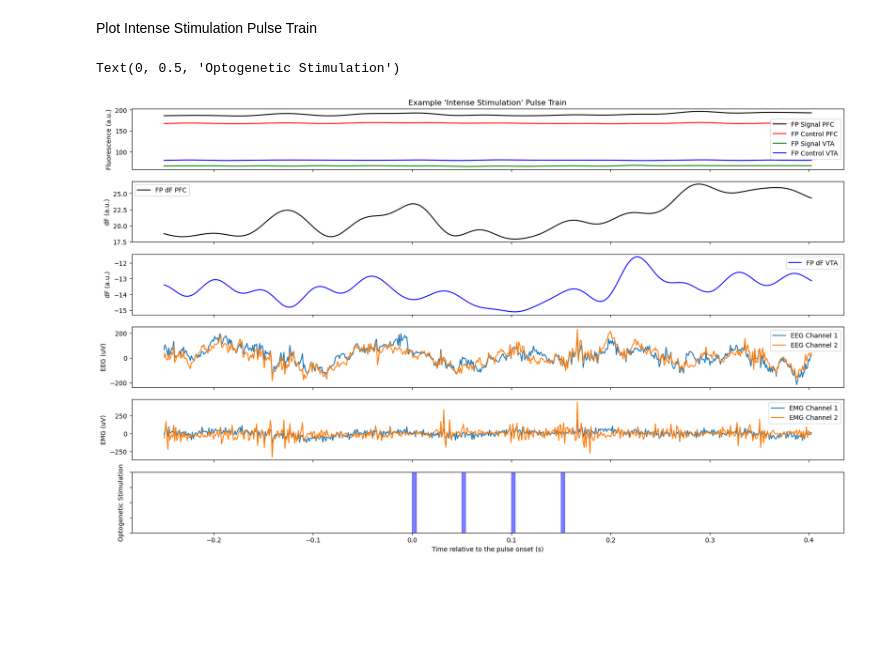
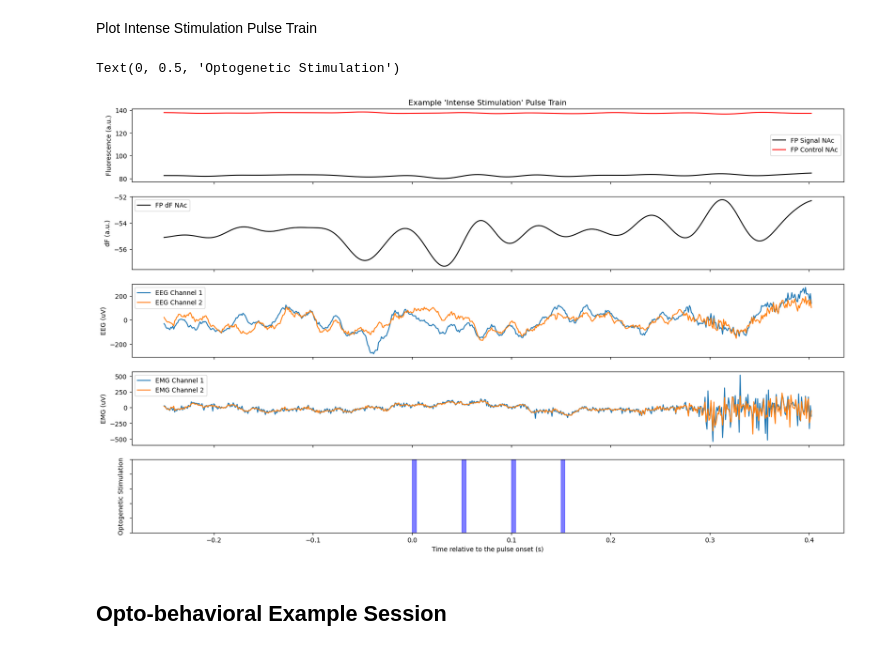
Before and after one commit to dandi/example-notebooks, a Jupyter notebook: 001617/photometry_example_notebook.ipynb, the cells around one changed output. Saved outputs shown, nothing was run; the diff lists cells and outputs as text; code cells hidden in the pictures; blank space fills up the shorter version.

Commit message:
Updated photometry_example_notebook

```diff
--- a/001617/photometry_example_notebook.ipynb
+++ b/001617/photometry_example_notebook.ipynb
@@ -9,6 +13,6 @@ This notebook showcases one example session from the 001617 dataset containing c
 # %%
 DANDISET_ID = '001617'
-file_path = 'sub-M301/sub-M301_ses-M301-241108-072001_ecephys+image.nwb'
+file_path = 'sub-M301/sub-M301_ses-M301-240904-072001-use-Bing-opto-signal_ecephys+image.nwb'
 nwbfile, io = stream_nwbfile(DANDISET_ID, file_path)
 display(nwbfile)
 # %% [output]
@@ -34,15 +37,12 @@ Fields:
 Retrieve the Fiber Photometry, Ephys, and Optogenetic Stimulation Data
 # %%
 # Fiber Photometry
-fp_signal_pfc_data = nwbfile.acquisition["calcium_signalPFC"].data[:]
-fp_control_pfc_data = nwbfile.acquisition["isosbestic_controlPFC"].data[:]
-fp_df_pfc_data = fp_signal_pfc_data - fp_control_pfc_data
-fp_signal_vta_data = nwbfile.acquisition["calcium_signalVTA"].data[:]
-fp_control_vta_data = nwbfile.acquisition["isosbestic_controlVTA"].data[:]
-fp_df_vta_data = fp_signal_vta_data - fp_control_vta_data
-fp_starting_time = nwbfile.acquisition["calcium_signalPFC"].starting_time
-fp_rate = nwbfile.acquisition["calcium_signalPFC"].rate
-fp_timestamps = np.arange(fp_starting_time, fp_starting_time + (len(fp_signal_pfc_data) / fp_rate), 1 / fp_rate)
+fp_signal_nac_data = nwbfile.acquisition["calcium_signal_NAc"].data[:]
+fp_control_nac_data = nwbfile.acquisition["isosbestic_control_NAc"].data[:]
+fp_df_nac_data = fp_signal_nac_data - fp_control_nac_data
+fp_starting_time = nwbfile.acquisition["calcium_signal_NAc"].starting_time
+fp_rate = nwbfile.acquisition["calcium_signal_NAc"].rate
+fp_timestamps = np.arange(fp_starting_time, fp_starting_time + (len(fp_signal_nac_data) / fp_rate), 1 / fp_rate)
 
 # EEG and EMG
 eeg_data = nwbfile.processing["ecephys"].data_interfaces["ElectricalSeriesEEG"].data[:]
@@ -117,51 +111,47 @@ example_pulse_train = intense_stim_df.iloc[:4]
 
 # Define plot parameters
 grace_time = 0.25
 
 # Define time windows for plotting
 plot_start_time = example_pulse_train["start_time"].iloc[0] - grace_time
 plot_end_time = example_pulse_train["stop_time"].iloc[-1] + grace_time
 fp_slice = slice(int(plot_start_time * fp_rate), int(plot_end_time * fp_rate))
 ephys_slice = slice(int(plot_start_time * ephys_rate), int(plot_end_time * ephys_rate))
 
 # Normalize times to pulse start time
 pulse_start_time = example_pulse_train["start_time"].iloc[0]
 normalized_fp_timestamps = fp_timestamps[fp_slice] - pulse_start_time
 normalized_ephys_timestamps = ephys_timestamps[ephys_slice] - pulse_start_time
 normalized_pulse_start_times = example_pulse_train["start_time"] - pulse_start_time
 normalized_pulse_stop_times = example_pulse_train["stop_time"] - pulse_start_time
 
-fig, axs = plt.subplots(6, 1, figsize=(20, 12), sharex=True)
+fig, axs = plt.subplots(5, 1, figsize=(20, 12), sharex=True)
 axs[0].set_title("Example 'Intense Stimulation' Pulse Train")
 
-axs[0].plot(normalized_fp_timestamps, fp_signal_pfc_data[fp_slice], color="k", label="FP Signal PFC")
-axs[0].plot(normalized_fp_timestamps, fp_control_pfc_data[fp_slice], color="r", label="FP Control PFC")
-axs[0].plot(normalized_fp_timestamps, fp_signal_vta_data[fp_slice], color="g", label="FP Signal VTA")
-axs[0].plot(normalized_fp_timestamps, fp_control_vta_data[fp_slice], color="b", label="FP Control VTA")
+axs[0].plot(normalized_fp_timestamps, fp_signal_nac_data[fp_slice], color="k", label="FP Signal NAc")
+axs[0].plot(normalized_fp_timestamps, fp_control_nac_data[fp_slice], color="r", label="FP Control NAc")
 axs[0].set_ylabel("Fluorescence (a.u.)")
 axs[0].legend()
 
-axs[1].plot(normalized_fp_timestamps, fp_df_pfc_data[fp_slice], color="k", label="FP dF PFC")
+axs[1].plot(normalized_fp_timestamps, fp_df_nac_data[fp_slice], color="k", label="FP dF NAc")
 axs[1].set_ylabel("dF (a.u.)")
 axs[1].legend()
 
-axs[2].plot(normalized_fp_timestamps, fp_df_vta_data[fp_slice], color="b", label="FP dF VTA")
-axs[2].set_ylabel("dF (a.u.)")
-axs[2].legend()
+axs[2].plot(normalized_ephys_timestamps, eeg_data_in_uV[ephys_slice])
+axs[2].set_ylabel("EEG (uV)")
+axs[2].legend(["EEG Channel 1", "EEG Channel 2"])
 
-axs[3].plot(normalized_ephys_timestamps, eeg_data_in_uV[ephys_slice])
-axs[3].set_ylabel("EEG (uV)")
-axs[3].legend(["EEG Channel 1", "EEG Channel 2"])
-
-axs[4].plot(normalized_ephys_timestamps, emg_data_in_uV[ephys_slice])
-axs[4].set_ylabel("EMG (uV)")
-axs[4].legend(["EMG Channel 1", "EMG Channel 2"])
+axs[3].plot(normalized_ephys_timestamps, emg_data_in_uV[ephys_slice])
+axs[3].set_ylabel("EMG (uV)")
+axs[3].legend(["EMG Channel 1", "EMG Channel 2"])
 
 for start, stop in zip(normalized_pulse_start_times, normalized_pulse_stop_times):
-    axs[5].axvspan(start, stop, color="blue", alpha=0.5)
-axs[5].set_xlabel("Time relative to the pulse onset (s)")
-axs[5].set_yticklabels([])
-axs[5].set_ylabel("Optogenetic Stimulation")
+    axs[4].axvspan(start, stop, color="blue", alpha=0.5)
+axs[4].set_xlabel("Time relative to the pulse onset (s)")
+axs[4].set_yticklabels([])
+axs[4].set_ylabel("Optogenetic Stimulation")
 # %% [output]
 Text(0, 0.5, 'Optogenetic Stimulation')
-[figure, old version]
+[figure, new version]
+# %% [markdown]
+## Opto-behavioral Example Session
```
Also changed, not shown: parts of 12 cells of this notebook.
